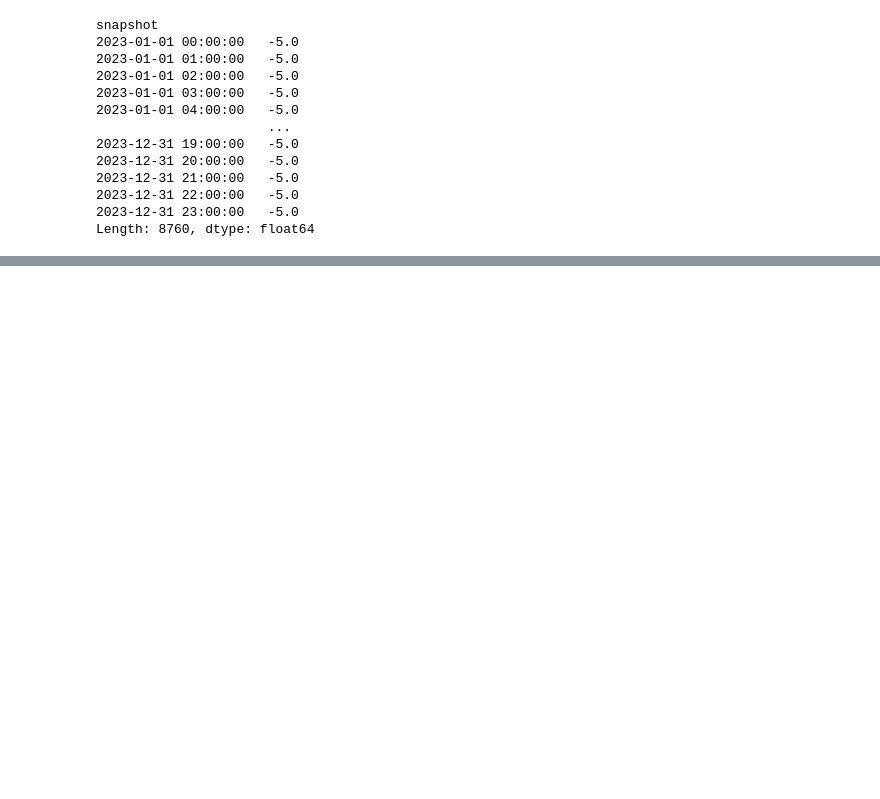
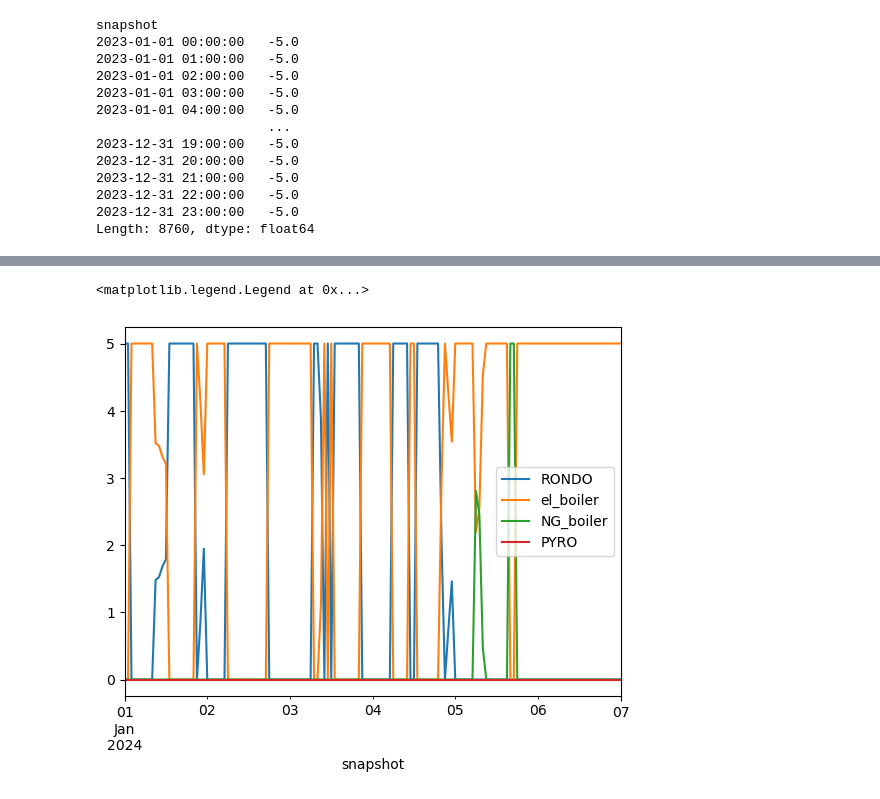
Before and after one commit to pulio12/Msc_Thesis_Greenlab_Skive, a Jupyter notebook: Test_File4.ipynb, the cells around one changed output, grey strips where cells are left out. Saved outputs shown, nothing was run; the diff lists cells and outputs as text; code cells hidden in the pictures; blank space fills up the shorter version.

```diff
--- a/Test_File4.ipynb
+++ b/Test_File4.ipynb
@@ -794,2 +935,12 @@ n23.links_t.p1["pyrolysis"][0:24*7].plot()
+# %%
+(-n24.links_t.p1["Heat_Exchanger_Rondo"]).plot(label = "RONDO")
+(-n24.links_t.p1["Boiler_Skive"]).plot(label = "el_boiler")
+(-n24.links_t.p1["NG boiler"]).plot(label = "NG_boiler")
+(-n24.links_t.p1["pyrolysis"]).plot(label = "PYRO")
+plt.xlim("2024-01-01", "2024-01-07")
+plt.legend()
+# %% [output]
+<matplotlib.legend.Legend at 0x...>
+[figure, added]
 # %%
 duration_electrolysis23 = -n23.links_t.p1["Electrolyser"].sort_values(ascending=True)
```
Also changed, not shown: parts of 35 cells of this notebook, 2 other files.
